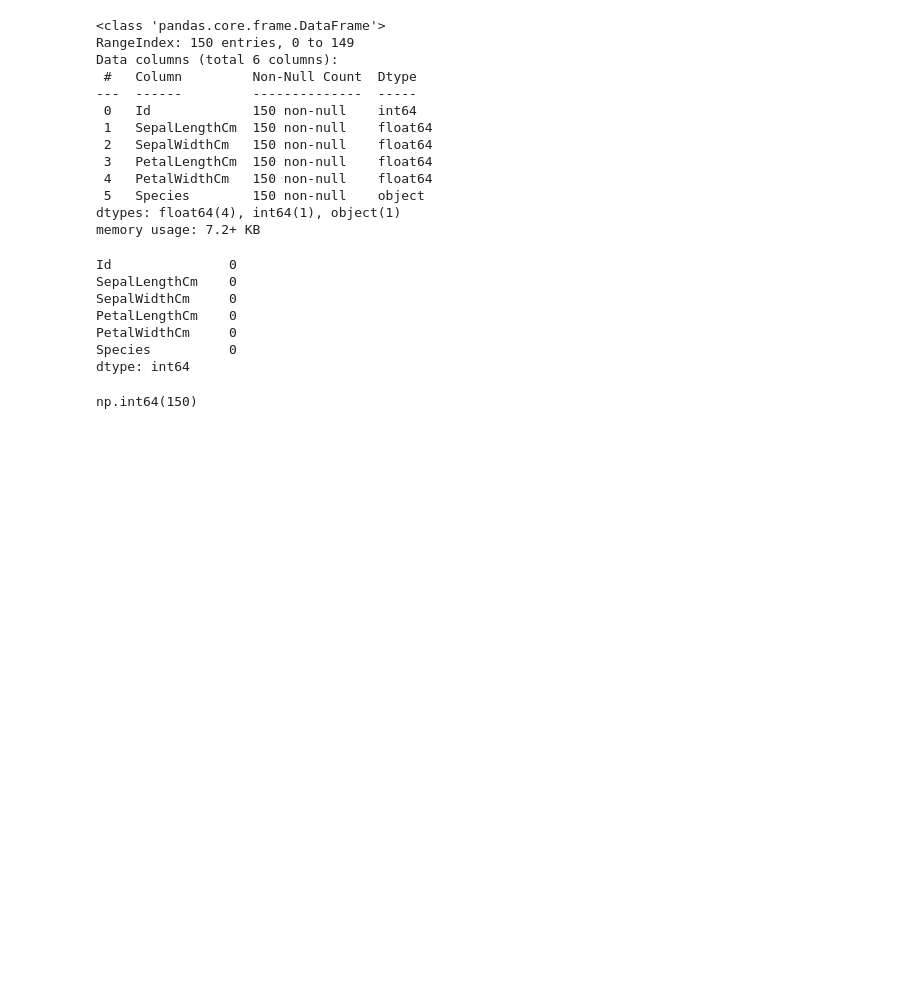
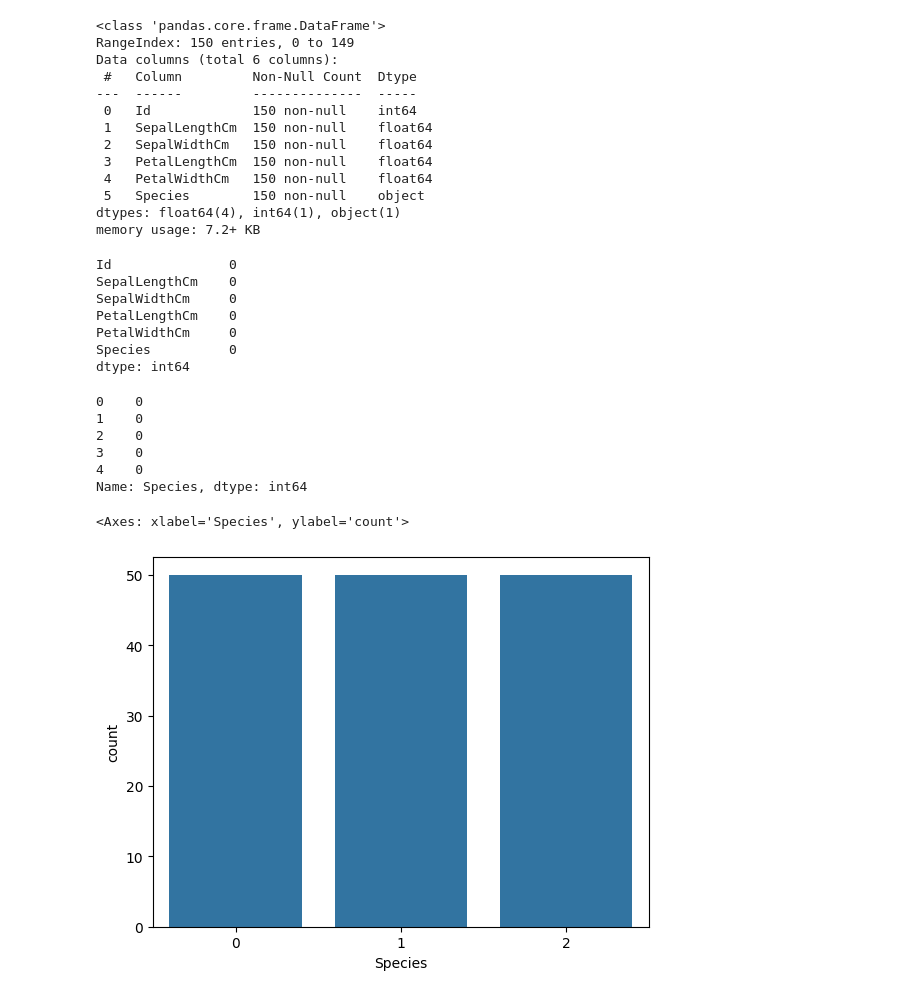
Before and after one commit to sid404-cmd/mdm, a Jupyter notebook: svm/exp.ipynb, the cells around one changed output. Saved outputs shown, nothing was run; the diff lists cells and outputs as text; code cells hidden in the pictures; blank space fills up the shorter version.

Commit message:
dataset imported and eda v1

```diff
--- a/svm/exp.ipynb
+++ b/svm/exp.ipynb
@@ -75,4 +79,19 @@ df_encoded = pd.get_dummies(df, columns=["Species"])
 # %%
-df["Species"].count()
+from sklearn.preprocessing import LabelEncoder
+
+le = LabelEncoder()
+df["Species"] = le.fit_transform(df["Species"])
+
+print(df["Species"].head())
 # %% [output]
-np.int64(150)
+0    0
+1    0
+2    0
+3    0
+4    0
+Name: Species, dtype: int64
+# %%
+sns.countplot(data=df, x="Species")
+# %% [output]
+<Axes: xlabel='Species', ylabel='count'>
+[figure, added]
```
Also changed, not shown: parts of 2 cells of this notebook.
